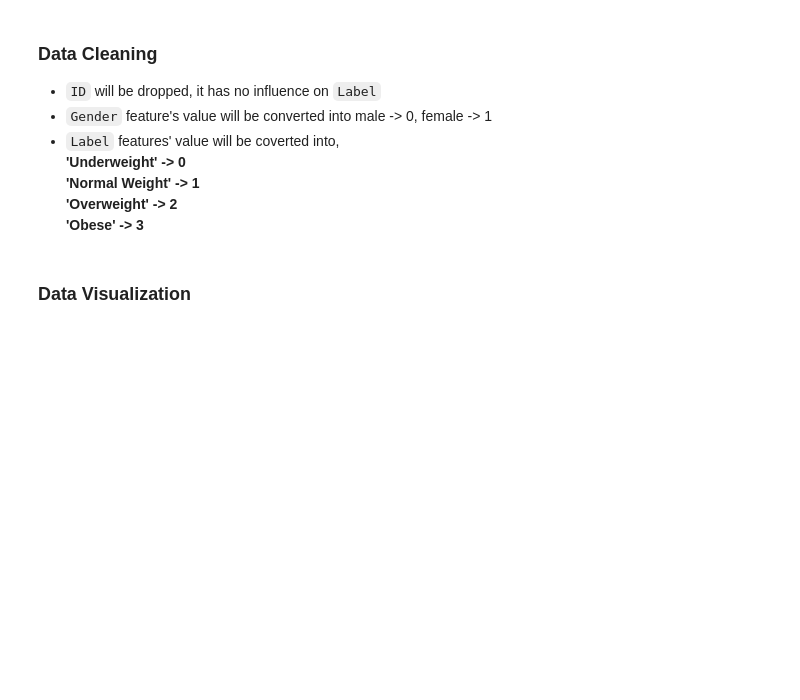
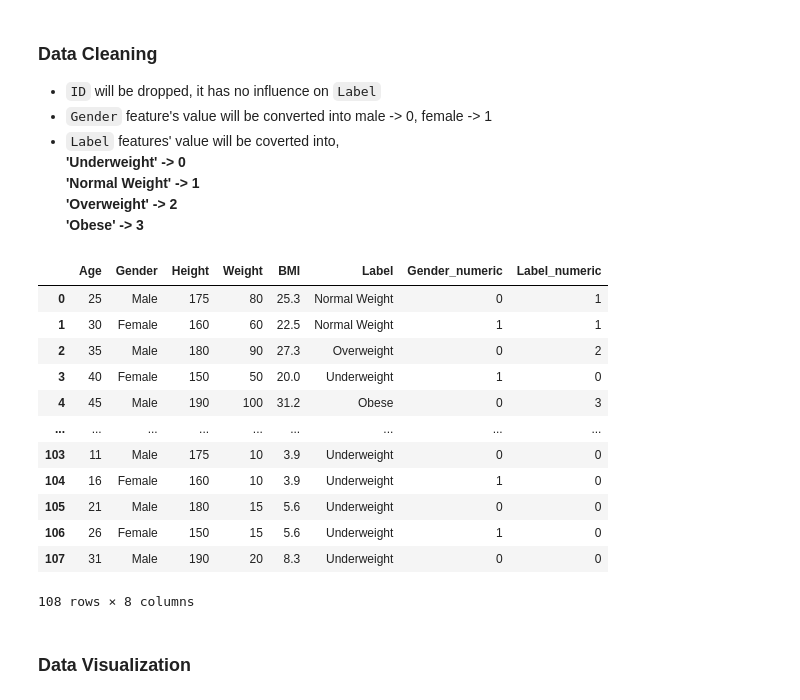
Before and after one commit to jahidul39306/obese-classification-kaggle, a Jupyter notebook: obesity-classication.ipynb, the cells around one changed output. Drawn from its saved outputs; the diff is of its cells as text; code cells hidden in the pictures; blank space fills up the shorter version.

```diff
--- a/obesity-classication.ipynb
+++ b/obesity-classication.ipynb
@@ -119,3 +123,19 @@ df.drop(labels="ID", axis=1, inplace=True)
+# %%
+df
+# %% [output]
+|  | Age | Gender | Height | Weight | BMI | Label | Gender_numeric | Label_numeric |
+| 0 | 25 | Male | 175 | 80 | 25.3 | Normal Weight | 0 | 1 |
+| 1 | 30 | Female | 160 | 60 | 22.5 | Normal Weight | 1 | 1 |
+| 2 | 35 | Male | 180 | 90 | 27.3 | Overweight | 0 | 2 |
+| 3 | 40 | Female | 150 | 50 | 20.0 | Underweight | 1 | 0 |
+| 4 | 45 | Male | 190 | 100 | 31.2 | Obese | 0 | 3 |
+| ... | ... | ... | ... | ... | ... | ... | ... | ... |
+| 103 | 11 | Male | 175 | 10 | 3.9 | Underweight | 0 | 0 |
+| 104 | 16 | Female | 160 | 10 | 3.9 | Underweight | 1 | 0 |
+| 105 | 21 | Male | 180 | 15 | 5.6 | Underweight | 0 | 0 |
+| 106 | 26 | Female | 150 | 15 | 5.6 | Underweight | 1 | 0 |
+| 107 | 31 | Male | 190 | 20 | 8.3 | Underweight | 0 | 0 |
+108 rows × 8 columns
 # %% [markdown]
 ### Data Visualization
 # %%
```
Also changed, not shown: parts of 5 cells of this notebook.
